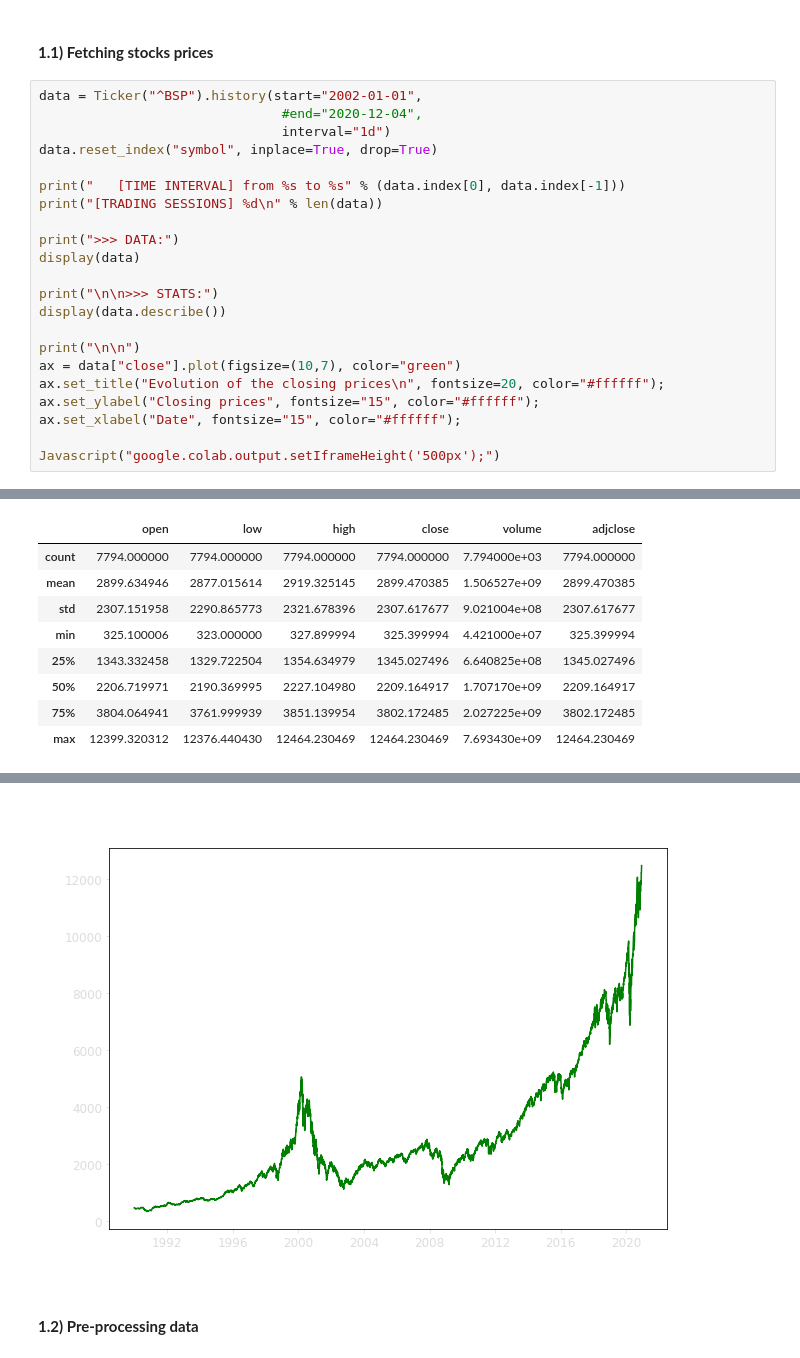
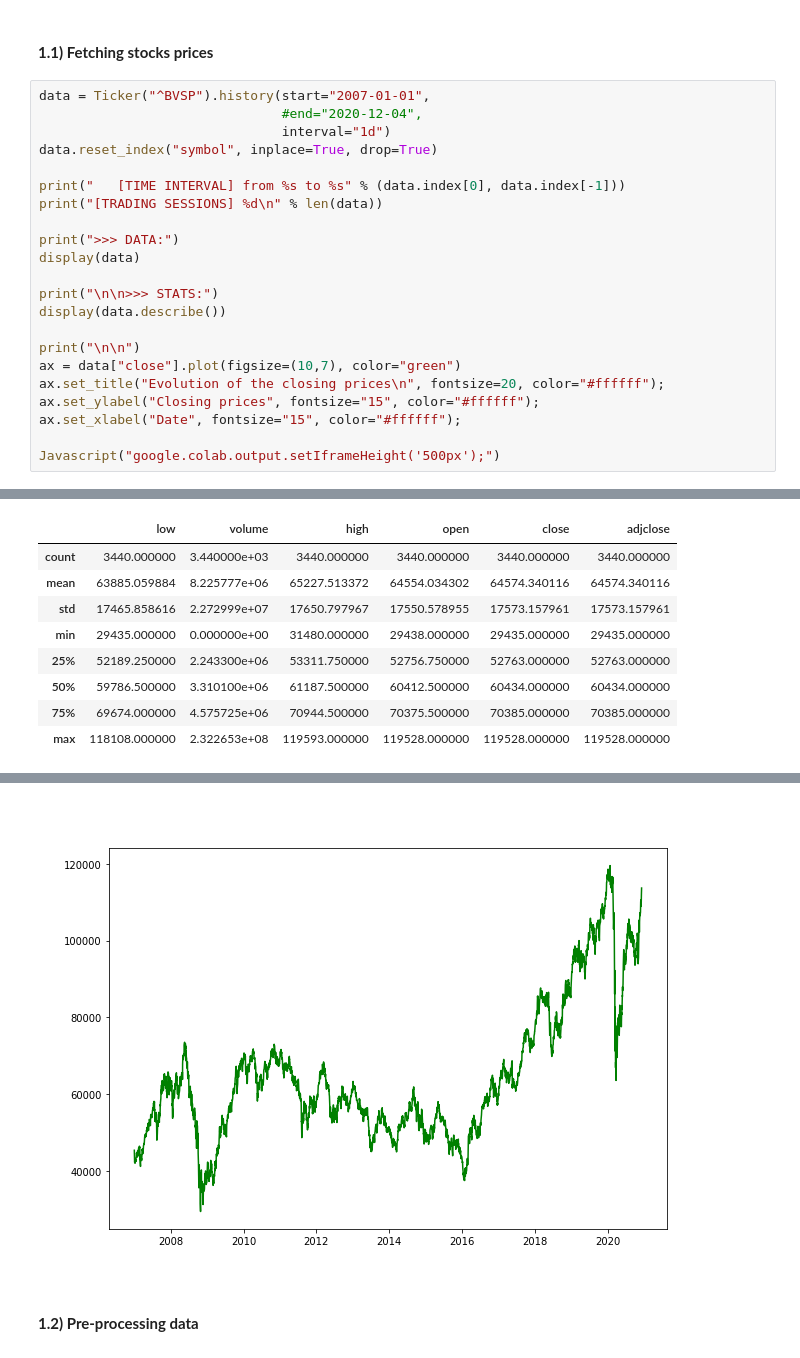
Before and after one commit to Talendar/stocks_prices_prediction, a Jupyter notebook: stocks_prediction.ipynb, the cells around one changed output, grey strips where cells are left out. Cells and saved outputs as stored; diff of their text form.

```diff
--- a/stocks_prediction.ipynb
+++ b/stocks_prediction.ipynb
@@ -41,7 +63,7 @@ LABELS_NAMES = [    # values that the model will try to predict
 # %% [markdown]
 #### **1.1) Fetching stocks prices**
 # %%
-data = Ticker("^BSP").history(start="2002-01-01",
+data = Ticker("^BVSP").history(start="2007-01-01",
                                #end="2020-12-04",
                                interval="1d")
 data.reset_index("symbol", inplace=True, drop=True)
@@ -84,15 +106,15 @@ Javascript("google.colab.output.setIframeHeight('500px');")
 >>> STATS:
-|  | open | low | high | close | volume | adjclose |
-| count | 7794.000000 | 7794.000000 | 7794.000000 | 7794.000000 | 7.794000e+03 | 7794.000000 |
-| mean | 2899.634946 | 2877.015614 | 2919.325145 | 2899.470385 | 1.506527e+09 | 2899.470385 |
-| std | 2307.151958 | 2290.865773 | 2321.678396 | 2307.617677 | 9.021004e+08 | 2307.617677 |
-| min | 325.100006 | 323.000000 | 327.899994 | 325.399994 | 4.421000e+07 | 325.399994 |
-| 25% | 1343.332458 | 1329.722504 | 1354.634979 | 1345.027496 | 6.640825e+08 | 1345.027496 |
-| 50% | 2206.719971 | 2190.369995 | 2227.104980 | 2209.164917 | 1.707170e+09 | 2209.164917 |
-| 75% | 3804.064941 | 3761.999939 | 3851.139954 | 3802.172485 | 2.027225e+09 | 3802.172485 |
-| max | 12399.320312 | 12376.440430 | 12464.230469 | 12464.230469 | 7.693430e+09 | 12464.230469 |
+|  | low | volume | high | open | close | adjclose |
+| count | 3440.000000 | 3.440000e+03 | 3440.000000 | 3440.000000 | 3440.000000 | 3440.000000 |
+| mean | 63885.059884 | 8.225777e+06 | 65227.513372 | 64554.034302 | 64574.340116 | 64574.340116 |
+| std | 17465.858616 | 2.272999e+07 | 17650.797967 | 17550.578955 | 17573.157961 | 17573.157961 |
+| min | 29435.000000 | 0.000000e+00 | 31480.000000 | 29438.000000 | 29435.000000 | 29435.000000 |
+| 25% | 52189.250000 | 2.243300e+06 | 53311.750000 | 52756.750000 | 52763.000000 | 52763.000000 |
+| 50% | 59786.500000 | 3.310100e+06 | 61187.500000 | 60412.500000 | 60434.000000 | 60434.000000 |
+| 75% | 69674.000000 | 4.575725e+06 | 70944.500000 | 70375.500000 | 70385.000000 | 70385.000000 |
+| max | 118108.000000 | 2.322653e+08 | 119593.000000 | 119528.000000 | 119528.000000 | 119528.000000 |
 [interactive output not drawn]
-[figure, old version]
+[figure, new version]
 # %% [markdown]
 #### **1.2) Pre-processing data**
 # %%
```
Also changed, not shown: parts of 10 cells of this notebook.
